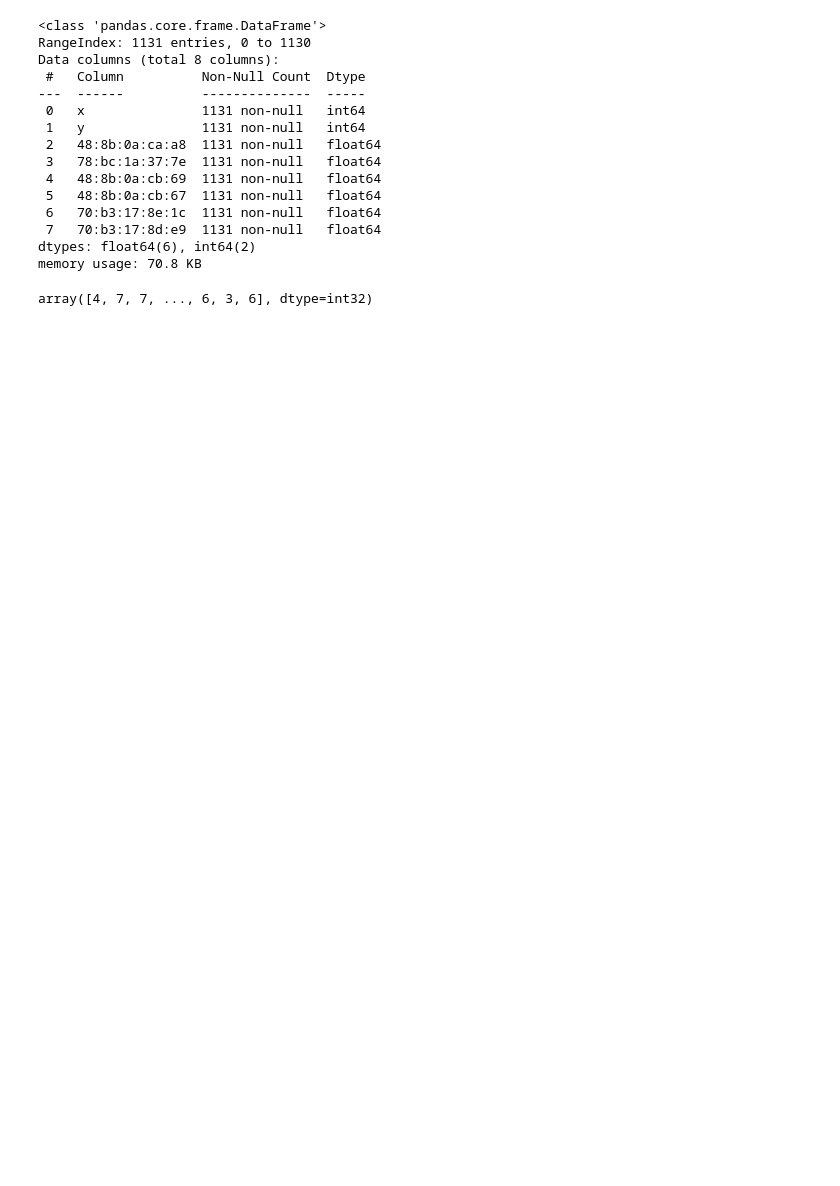
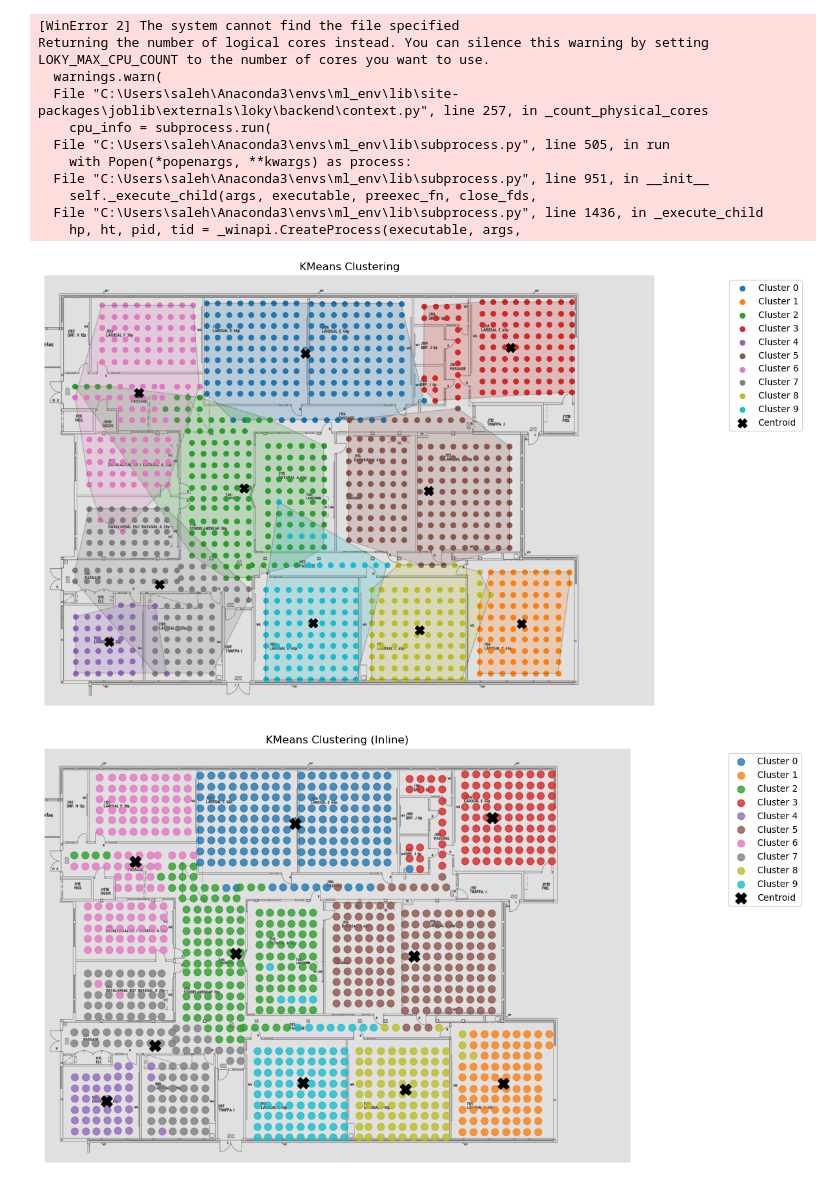
Before and after one commit to wirelessATwest/MLDR-WiFi, a Jupyter notebook: Clustering_Algorithms_Evaluation.ipynb, the cells around one changed output. Cells and saved outputs as stored; diff of their text form; code cells hidden in the pictures; blank space fills up the shorter version.

```diff
--- a/Clustering_Algorithms_Evaluation.ipynb
+++ b/Clustering_Algorithms_Evaluation.ipynb
@@ -144,18 +130,0 @@ grouped_df.head()
-# %%
-grouped_df.info()
-# %% [output]
-<class 'pandas.core.frame.DataFrame'>
-RangeIndex: 1131 entries, 0 to 1130
-Data columns (total 8 columns):
- #   Column          Non-Null Count  Dtype
----  ------          --------------  -----
- 0   x               1131 non-null   int64
- 1   y               1131 non-null   int64
- 2   48:8b:0a:ca:a8  1131 non-null   float64
- 3   78:bc:1a:37:7e  1131 non-null   float64
- 4   48:8b:0a:cb:69  1131 non-null   float64
- 5   48:8b:0a:cb:67  1131 non-null   float64
- 6   70:b3:17:8e:1c  1131 non-null   float64
- 7   70:b3:17:8d:e9  1131 non-null   float64
-dtypes: float64(6), int64(2)
-memory usage: 70.8 KB
@@ -176,25 +134,38 @@ k_range = range(2, 21)
 # %%
 # --- KMeans ---
-best_k = 2
-best_score = -1
+best_k, best_score = 2, -1.0
 for k in k_range:
-    kmeans = KMeans(n_clusters=k, random_state=42, n_init=10)
-    kmeans_labels = kmeans.fit_predict(X_train)
-    score = silhouette_score(X_train, kmeans_labels)
-    if score > best_score:
-        best_k = k
-        best_score = score
+    labels = KMeans(n_clusters=k, random_state=42, n_init=10).fit_predict(X)
+    s = silhouette_score(X, labels)
+    if s > best_score:
+        best_k, best_score = k, s
+
 start = time.time()
-kmeans = KMeans(n_clusters=best_k, random_state=42, n_init=10).fit(X_train)
+kmeans = KMeans(n_clusters=best_k, random_state=42, n_init=10).fit(X)
 end = time.time()
-kmeans_labels = kmeans.labels_
 results.append({
     'Algorithm': 'KMeans',
-    'Best_k': best_k,
+    'Clusters': best_k,
     'Clustering Time (s)': round(end - start, 4),
-    'Silhouette Score': round(silhouette_score(X_train, kmeans_labels), 4)
+    'Silhouette Score': round(silhouette_score(X, kmeans.labels_), 4)
 })
+
+kmeans_labels = KMeans(n_clusters=best_k, random_state=42, n_init=10).fit_predict(X)
+df_train = df.copy()
+df_train['cluster'] = kmeans_labels
+visualize_clusters_on_floorplan(df_train, "images/HV I-J Plan 1.png", "KMeans Clustering")
+plot_clusters_inline(df_train, "images/HV I-J Plan 1.png", title="KMeans Clustering (Inline)")
+# %% [output]
+[WinError 2] The system cannot find the file specified
+Returning the number of logical cores instead. You can silence this warning by setting LOKY_MAX_CPU_COUNT to the number of cores you want to use.
+  warnings.warn(
+  File "C:\Users\saleh\Anaconda3\envs\ml_env\lib\site-packages\joblib\externals\loky\backend\context.py", line 257, in _count_physical_cores
+    cpu_info = subprocess.run(
+  File "C:\Users\saleh\Anaconda3\envs\ml_env\lib\subprocess.py", line 505, in run
+    with Popen(*popenargs, **kwargs) as process:
+  File "C:\Users\saleh\Anaconda3\envs\ml_env\lib\subprocess.py", line 951, in __init__
+    self._execute_child(args, executable, preexec_fn, close_fds,
+  File "C:\Users\saleh\Anaconda3\envs\ml_env\lib\subprocess.py", line 1436, in _execute_child
+    hp, ht, pid, tid = _winapi.CreateProcess(executable, args,
+[figure, added]
+[figure, added]
-# %%
-kmeans_labels
-# %% [output]
-array([4, 7, 7, ..., 6, 3, 6], dtype=int32)
```
Also changed, not shown: parts of 49 cells of this notebook, 1 other file.
